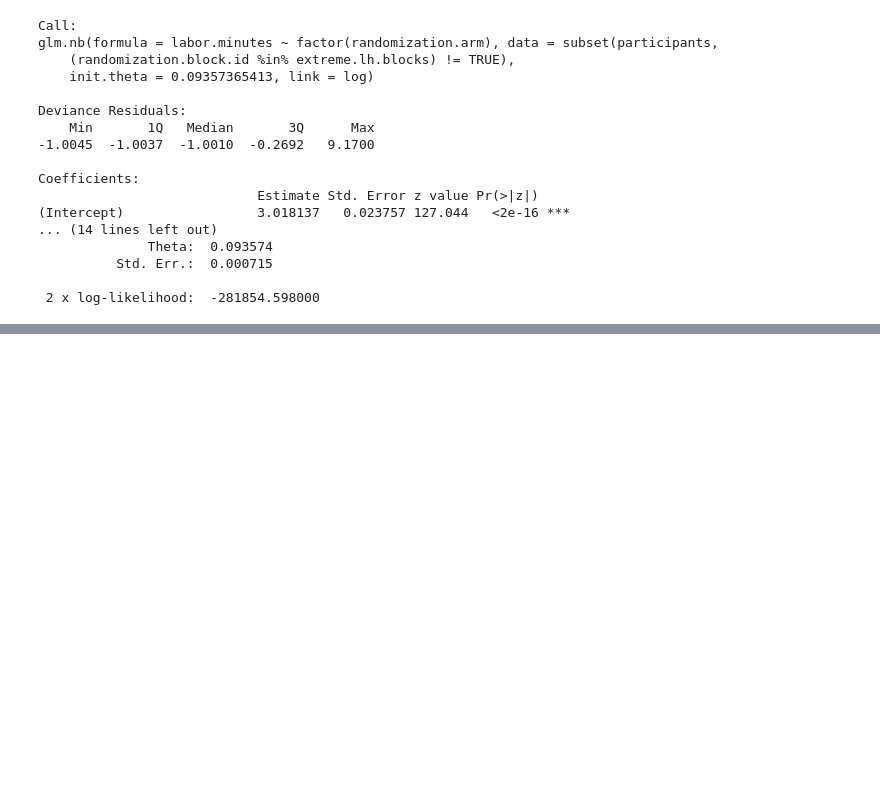
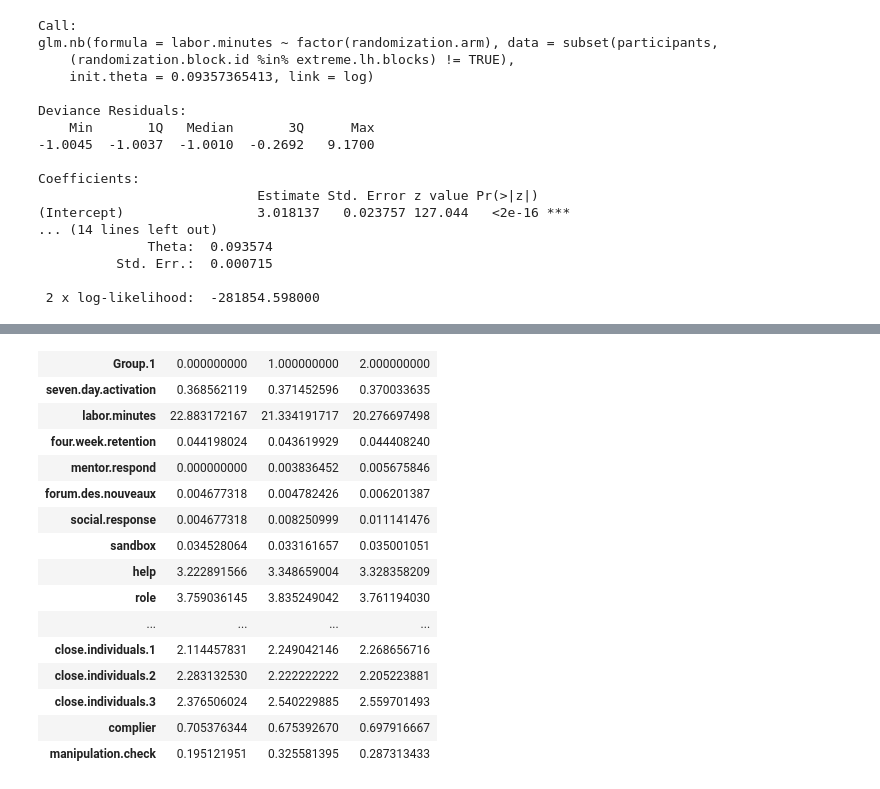
Before and after one commit to citizensandtech/CivilServant-Wikipedia-Analysis, a Jupyter notebook: reports/2020-fr-welcome/2020-fr-wikipedia-analysis.R.ipynb, the cells around one changed output, grey strips where cells are left out. Drawn from its saved outputs; the diff is of its cells as text; code cells hidden in the pictures; blank space fills up the shorter version.

```diff
--- a/reports/2020-fr-welcome/2020-fr-wikipedia-analysis.R.ipynb
+++ b/reports/2020-fr-welcome/2020-fr-wikipedia-analysis.R.ipynb
@@ -1231,0 +1394,26 @@ glm.nb(labor.minutes ~ factor(randomization.arm), data=participants)
+# %%
+t(aggregate(participants[c("seven.day.activation", "labor.minutes", "four.week.retention",
+                         "mentor.respond", "forum.des.nouveaux", "social.response",
+                         "sandbox", "help", "role", "trust", "close.community",
+                         "community.friendliness",
+                         "close.individuals.1", "close.individuals.2", "close.individuals.3",
+                        "complier", "manipulation.check")],
+          by = list(participants$randomization.arm),
+                    FUN=mean, na.rm=TRUE))
+# %% [output]
+| Group.1 | 0.000000000 | 1.000000000 | 2.000000000 |
+| seven.day.activation | 0.368562119 | 0.371452596 | 0.370033635 |
+| labor.minutes | 22.883172167 | 21.334191717 | 20.276697498 |
+| four.week.retention | 0.044198024 | 0.043619929 | 0.044408240 |
+| mentor.respond | 0.000000000 | 0.003836452 | 0.005675846 |
+| forum.des.nouveaux | 0.004677318 | 0.004782426 | 0.006201387 |
+| social.response | 0.004677318 | 0.008250999 | 0.011141476 |
+| sandbox | 0.034528064 | 0.033161657 | 0.035001051 |
+| help | 3.222891566 | 3.348659004 | 3.328358209 |
+| role | 3.759036145 | 3.835249042 | 3.761194030 |
+| ... | ... | ... | ... |
+| close.individuals.1 | 2.114457831 | 2.249042146 | 2.268656716 |
+| close.individuals.2 | 2.283132530 | 2.222222222 | 2.205223881 |
+| close.individuals.3 | 2.376506024 | 2.540229885 | 2.559701493 |
+| complier | 0.705376344 | 0.675392670 | 0.697916667 |
+| manipulation.check | 0.195121951 | 0.325581395 | 0.287313433 |
```
Also changed, not shown: parts of 20 cells of this notebook.
